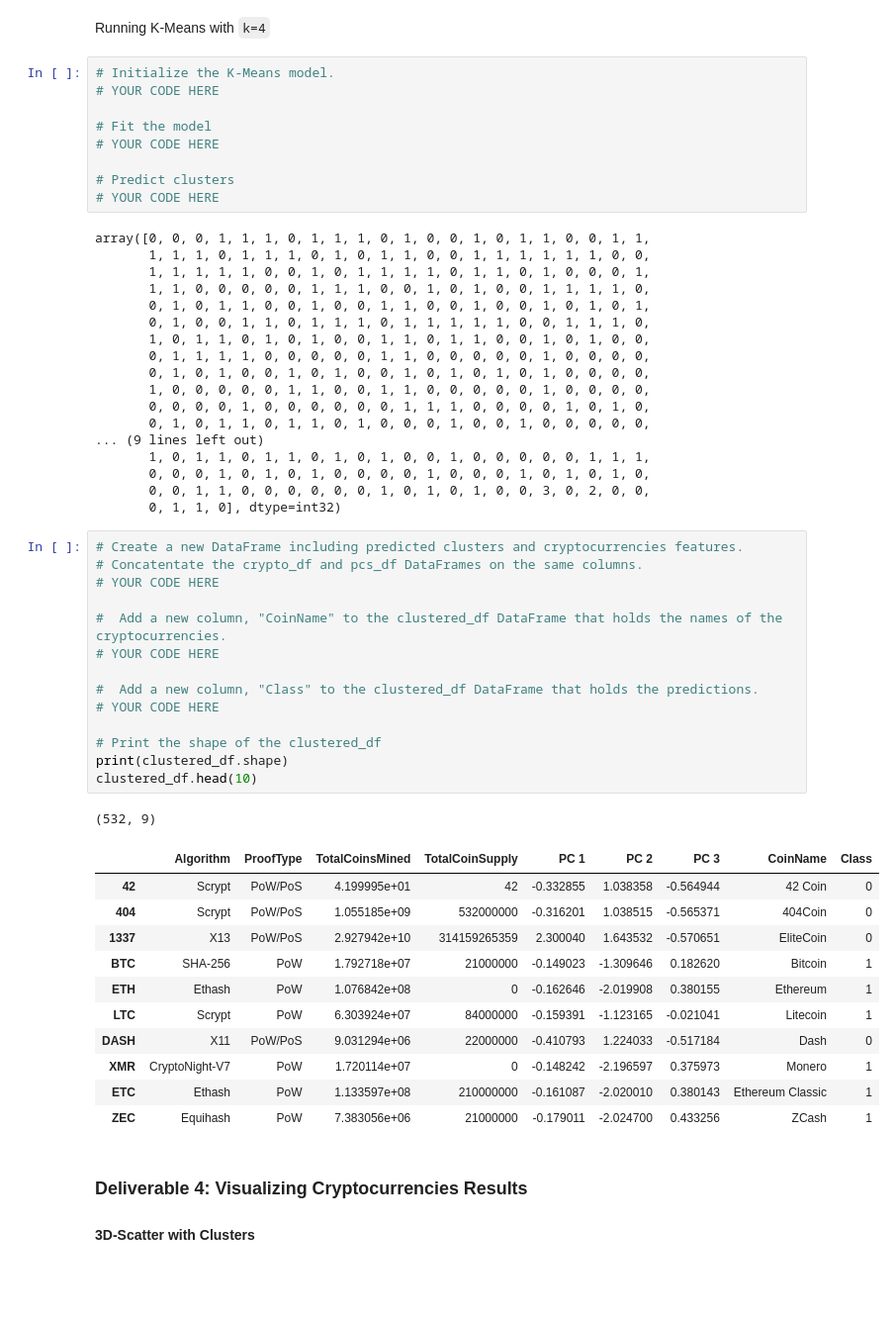
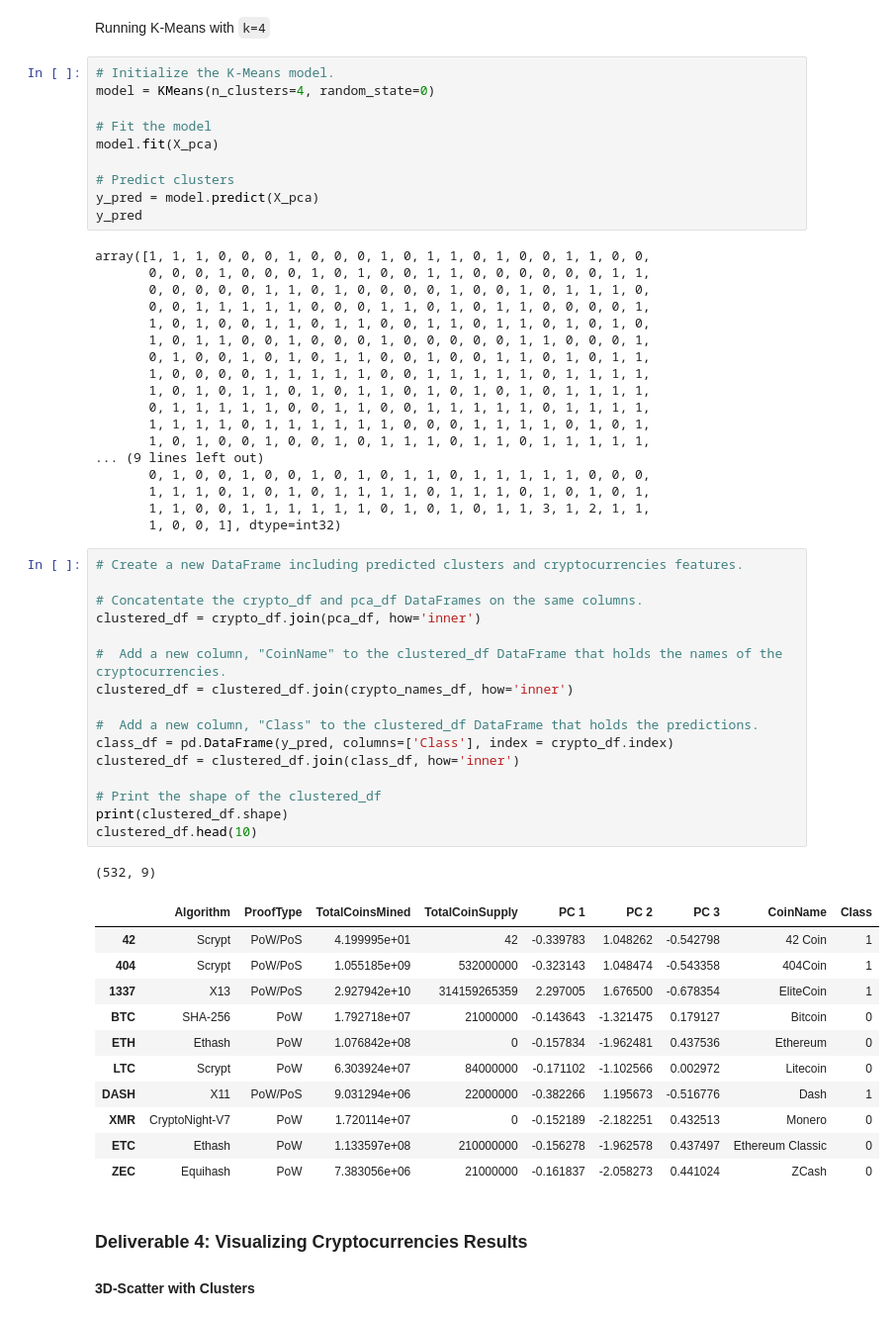
Before and after one commit to Elisa-m/Cryptocurrencies, a Jupyter notebook: crypto_clustering.ipynb, the cells around one changed output. Shown at 99% size. Drawn from its saved outputs; the diff is of its cells as text; blank space fills up the shorter version.

```diff
--- a/crypto_clustering.ipynb
+++ b/crypto_clustering.ipynb
@@ -239,58 +252,61 @@ pca_df
 Running K-Means with `k=4`
 # %%
 # Initialize the K-Means model.
-# YOUR CODE HERE
+model = KMeans(n_clusters=4, random_state=0)
 
 # Fit the model
-# YOUR CODE HERE
+model.fit(X_pca)
 
 # Predict clusters
-# YOUR CODE HERE
+y_pred = model.predict(X_pca)
+y_pred
 # %% [output]
-array([0, 0, 0, 1, 1, 1, 0, 1, 1, 1, 0, 1, 0, 0, 1, 0, 1, 1, 0, 0, 1, 1,
-       1, 1, 1, 0, 1, 1, 1, 0, 1, 0, 1, 1, 0, 0, 1, 1, 1, 1, 1, 1, 0, 0,
-       1, 1, 1, 1, 1, 0, 0, 1, 0, 1, 1, 1, 1, 0, 1, 1, 0, 1, 0, 0, 0, 1,
-       1, 1, 0, 0, 0, 0, 0, 1, 1, 1, 0, 0, 1, 0, 1, 0, 0, 1, 1, 1, 1, 0,
-       0, 1, 0, 1, 1, 0, 0, 1, 0, 0, 1, 1, 0, 0, 1, 0, 0, 1, 0, 1, 0, 1,
-       0, 1, 0, 0, 1, 1, 0, 1, 1, 1, 0, 1, 1, 1, 1, 1, 0, 0, 1, 1, 1, 0,
-       1, 0, 1, 1, 0, 1, 0, 1, 0, 0, 1, 1, 0, 1, 1, 0, 0, 1, 0, 1, 0, 0,
-       0, 1, 1, 1, 1, 0, 0, 0, 0, 0, 1, 1, 0, 0, 0, 0, 0, 1, 0, 0, 0, 0,
-       0, 1, 0, 1, 0, 0, 1, 0, 1, 0, 0, 1, 0, 1, 0, 1, 0, 1, 0, 0, 0, 0,
-       1, 0, 0, 0, 0, 0, 1, 1, 0, 0, 1, 1, 0, 0, 0, 0, 0, 1, 0, 0, 0, 0,
-       0, 0, 0, 0, 1, 0, 0, 0, 0, 0, 0, 1, 1, 1, 0, 0, 0, 0, 1, 0, 1, 0,
-       0, 1, 0, 1, 1, 0, 1, 1, 0, 1, 0, 0, 0, 1, 0, 0, 1, 0, 0, 0, 0, 0,
+array([1, 1, 1, 0, 0, 0, 1, 0, 0, 0, 1, 0, 1, 1, 0, 1, 0, 0, 1, 1, 0, 0,
+       0, 0, 0, 1, 0, 0, 0, 1, 0, 1, 0, 0, 1, 1, 0, 0, 0, 0, 0, 0, 1, 1,
+       0, 0, 0, 0, 0, 1, 1, 0, 1, 0, 0, 0, 0, 1, 0, 0, 1, 0, 1, 1, 1, 0,
+       0, 0, 1, 1, 1, 1, 1, 0, 0, 0, 1, 1, 0, 1, 0, 1, 1, 0, 0, 0, 0, 1,
+       1, 0, 1, 0, 0, 1, 1, 0, 1, 1, 0, 0, 1, 1, 0, 1, 1, 0, 1, 0, 1, 0,
+       1, 0, 1, 1, 0, 0, 1, 0, 0, 0, 1, 0, 0, 0, 0, 0, 1, 1, 0, 0, 0, 1,
+       0, 1, 0, 0, 1, 0, 1, 0, 1, 1, 0, 0, 1, 0, 0, 1, 1, 0, 1, 0, 1, 1,
+       1, 0, 0, 0, 0, 1, 1, 1, 1, 1, 0, 0, 1, 1, 1, 1, 1, 0, 1, 1, 1, 1,
+       1, 0, 1, 0, 1, 1, 0, 1, 0, 1, 1, 0, 1, 0, 1, 0, 1, 0, 1, 1, 1, 1,
+       0, 1, 1, 1, 1, 1, 0, 0, 1, 1, 0, 0, 1, 1, 1, 1, 1, 0, 1, 1, 1, 1,
+       1, 1, 1, 1, 0, 1, 1, 1, 1, 1, 1, 0, 0, 0, 1, 1, 1, 1, 0, 1, 0, 1,
+       1, 0, 1, 0, 0, 1, 0, 0, 1, 0, 1, 1, 1, 0, 1, 1, 0, 1, 1, 1, 1, 1,
 ... (9 lines left out)
-       1, 0, 1, 1, 0, 1, 1, 0, 1, 0, 1, 0, 0, 1, 0, 0, 0, 0, 0, 1, 1, 1,
-       0, 0, 0, 1, 0, 1, 0, 1, 0, 0, 0, 0, 1, 0, 0, 0, 1, 0, 1, 0, 1, 0,
-       0, 0, 1, 1, 0, 0, 0, 0, 0, 0, 1, 0, 1, 0, 1, 0, 0, 3, 0, 2, 0, 0,
-       0, 1, 1, 0], dtype=int32)
+       0, 1, 0, 0, 1, 0, 0, 1, 0, 1, 0, 1, 1, 0, 1, 1, 1, 1, 1, 0, 0, 0,
+       1, 1, 1, 0, 1, 0, 1, 0, 1, 1, 1, 1, 0, 1, 1, 1, 0, 1, 0, 1, 0, 1,
+       1, 1, 0, 0, 1, 1, 1, 1, 1, 1, 0, 1, 0, 1, 0, 1, 1, 3, 1, 2, 1, 1,
+       1, 0, 0, 1], dtype=int32)
 # %%
 # Create a new DataFrame including predicted clusters and cryptocurrencies features.
-# Concatentate the crypto_df and pcs_df DataFrames on the same columns.
-# YOUR CODE HERE
+
+# Concatentate the crypto_df and pca_df DataFrames on the same columns.
+clustered_df = crypto_df.join(pca_df, how='inner')
 
 #  Add a new column, "CoinName" to the clustered_df DataFrame that holds the names of the cryptocurrencies.
-# YOUR CODE HERE
+clustered_df = clustered_df.join(crypto_names_df, how='inner')
 
 #  Add a new column, "Class" to the clustered_df DataFrame that holds the predictions.
-# YOUR CODE HERE
+class_df = pd.DataFrame(y_pred, columns=['Class'], index = crypto_df.index)
+clustered_df = clustered_df.join(class_df, how='inner')
 
 # Print the shape of the clustered_df
 print(clustered_df.shape)
 clustered_df.head(10)
 # %% [output]
 (532, 9)
 |  | Algorithm | ProofType | TotalCoinsMined | TotalCoinSupply | PC 1 | PC 2 | PC 3 | CoinName | Class |
-| 42 | Scrypt | PoW/PoS | 4.199995e+01 | 42 | -0.332855 | 1.038358 | -0.564944 | 42 Coin | 0 |
-| 404 | Scrypt | PoW/PoS | 1.055185e+09 | 532000000 | -0.316201 | 1.038515 | -0.565371 | 404Coin | 0 |
-| 1337 | X13 | PoW/PoS | 2.927942e+10 | 314159265359 | 2.300040 | 1.643532 | -0.570651 | EliteCoin | 0 |
-| BTC | SHA-256 | PoW | 1.792718e+07 | 21000000 | -0.149023 | -1.309646 | 0.182620 | Bitcoin | 1 |
-| ETH | Ethash | PoW | 1.076842e+08 | 0 | -0.162646 | -2.019908 | 0.380155 | Ethereum | 1 |
-| LTC | Scrypt | PoW | 6.303924e+07 | 84000000 | -0.159391 | -1.123165 | -0.021041 | Litecoin | 1 |
-| DASH | X11 | PoW/PoS | 9.031294e+06 | 22000000 | -0.410793 | 1.224033 | -0.517184 | Dash | 0 |
-| XMR | CryptoNight-V7 | PoW | 1.720114e+07 | 0 | -0.148242 | -2.196597 | 0.375973 | Monero | 1 |
-| ETC | Ethash | PoW | 1.133597e+08 | 210000000 | -0.161087 | -2.020010 | 0.380143 | Ethereum Classic | 1 |
-| ZEC | Equihash | PoW | 7.383056e+06 | 21000000 | -0.179011 | -2.024700 | 0.433256 | ZCash | 1 |
+| 42 | Scrypt | PoW/PoS | 4.199995e+01 | 42 | -0.339783 | 1.048262 | -0.542798 | 42 Coin | 1 |
+| 404 | Scrypt | PoW/PoS | 1.055185e+09 | 532000000 | -0.323143 | 1.048474 | -0.543358 | 404Coin | 1 |
+| 1337 | X13 | PoW/PoS | 2.927942e+10 | 314159265359 | 2.297005 | 1.676500 | -0.678354 | EliteCoin | 1 |
+| BTC | SHA-256 | PoW | 1.792718e+07 | 21000000 | -0.143643 | -1.321475 | 0.179127 | Bitcoin | 0 |
+| ETH | Ethash | PoW | 1.076842e+08 | 0 | -0.157834 | -1.962481 | 0.437536 | Ethereum | 0 |
+| LTC | Scrypt | PoW | 6.303924e+07 | 84000000 | -0.171102 | -1.102566 | 0.002972 | Litecoin | 0 |
+| DASH | X11 | PoW/PoS | 9.031294e+06 | 22000000 | -0.382266 | 1.195673 | -0.516776 | Dash | 1 |
+| XMR | CryptoNight-V7 | PoW | 1.720114e+07 | 0 | -0.152189 | -2.182251 | 0.432513 | Monero | 0 |
+| ETC | Ethash | PoW | 1.133597e+08 | 210000000 | -0.156278 | -1.962578 | 0.437497 | Ethereum Classic | 0 |
+| ZEC | Equihash | PoW | 7.383056e+06 | 21000000 | -0.161837 | -2.058273 | 0.441024 | ZCash | 0 |
 # %% [markdown]
 ### Deliverable 4: Visualizing Cryptocurrencies Results
 
```
Also changed, not shown: parts of 5 cells of this notebook.
